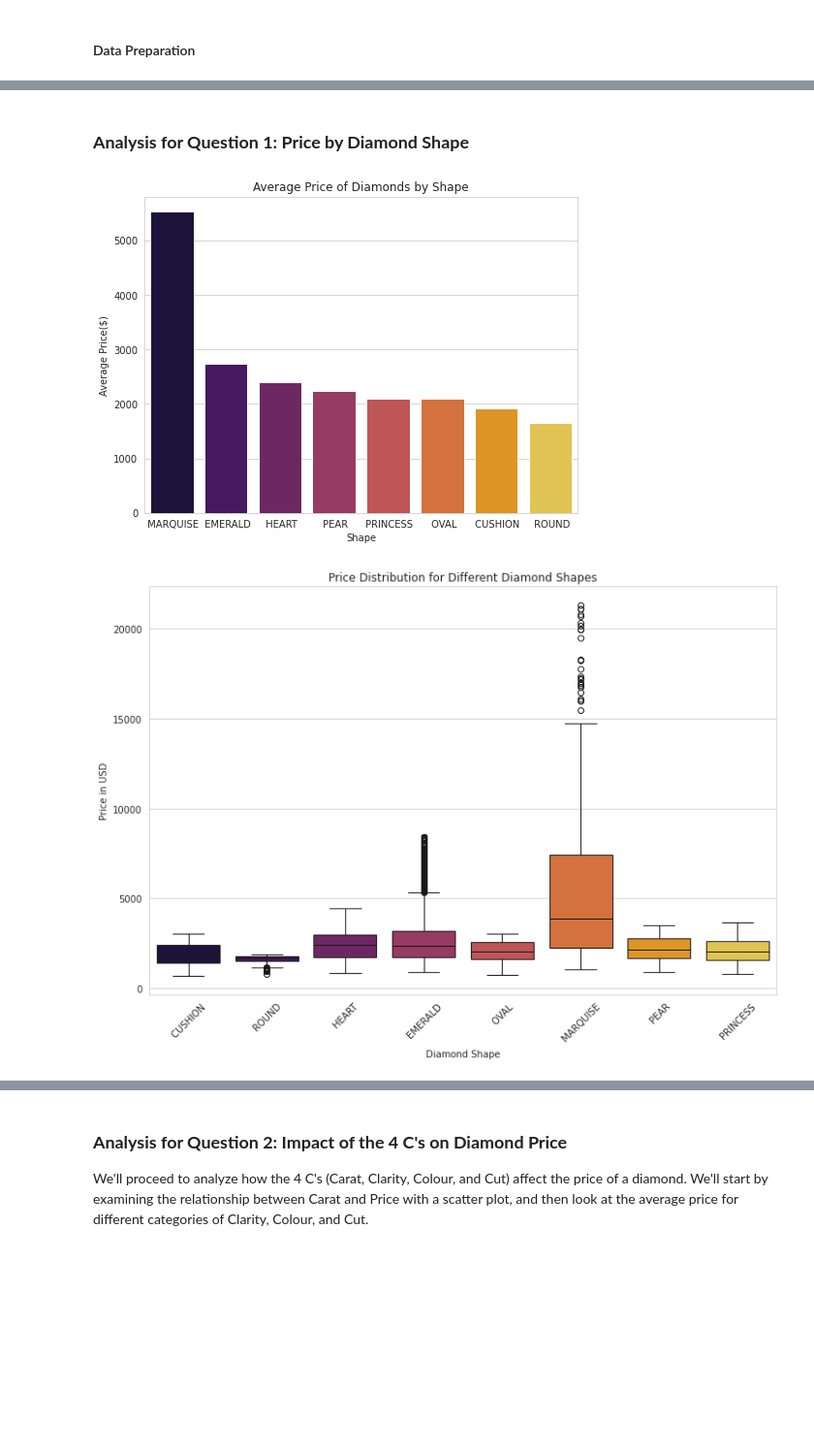
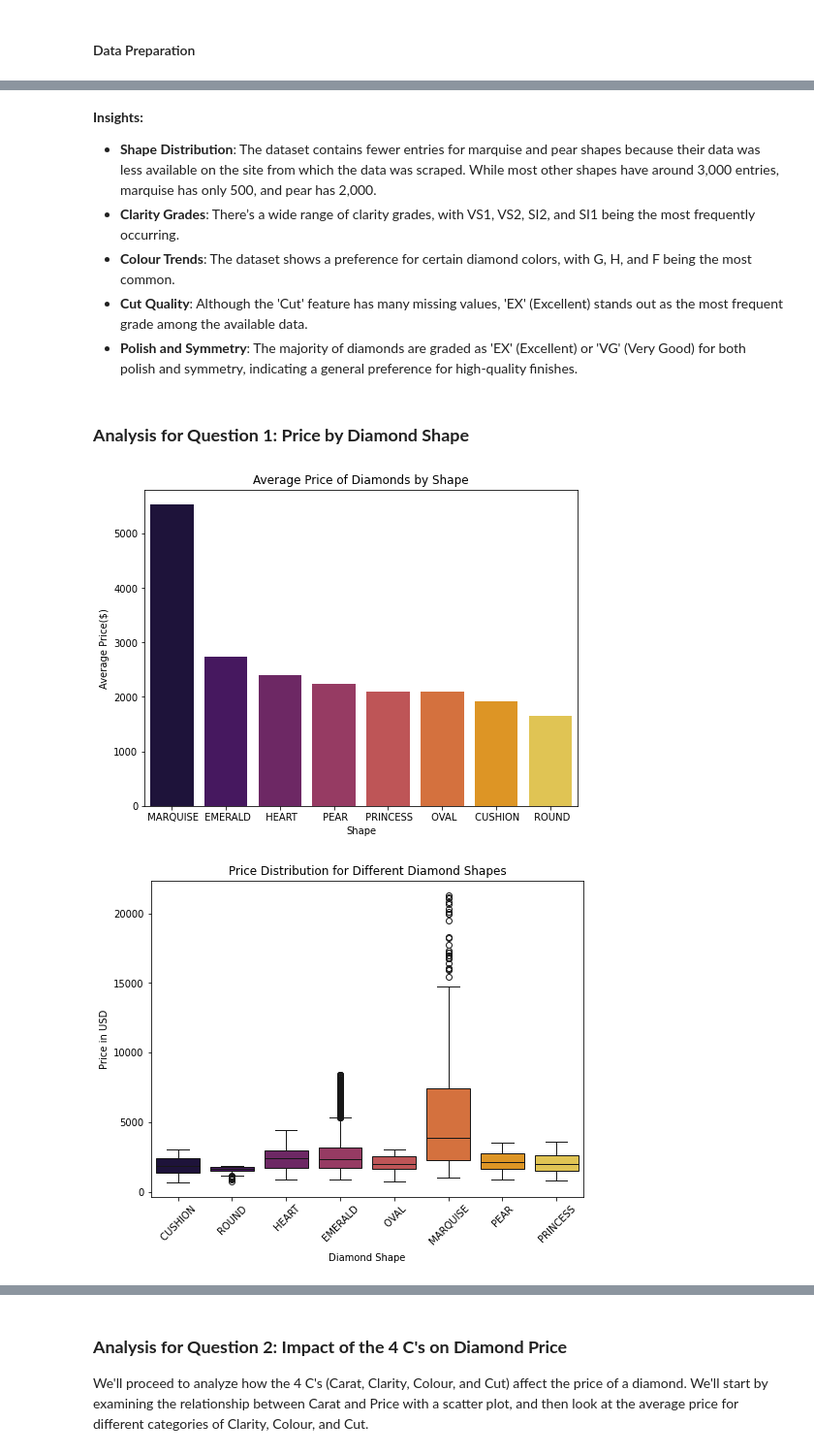
Before and after one commit to manjuq/DiamondValueAnalysis, a Jupyter notebook: analyze_diamond_data.ipynb, the cells around one changed output, grey strips where cells are left out. Shown: that part at 97% size. Drawn from its saved outputs; the diff is of its cells as text; code cells hidden in the pictures; blank space fills up the shorter version.

```diff
--- a/analyze_diamond_data.ipynb
+++ b/analyze_diamond_data.ipynb
@@ -154,6 +131,6 @@ duplicate_rows = df[df.duplicated()]
 duplicate_rows.shape[0]
 
 # Keep the first occurrence of each duplicated row
-df.drop_duplicates(keep='first', inplace=True)
+df.drop_duplicates(inplace=True)
 df.shape
 # %% [output]
@@ -163,10 +157,10 @@ df.shape
 df['Price'] = df['Price'].replace('[\$,]', '',regex=True).astype(float)
 
 #Convert Carat to numeric
-df['Carat'] = pd.to_numeric(df['Carat'], errors='coerce')
+#df['Carat'] = pd.to_numeric(df['Carat'], errors='coerce')
 
 # Ensure 'Cut' column is categorical
 df['Cut'] = df['Cut'].astype('category')
 
-#Convert all Shape values to uppercase
+#Convert all Shape values to uppercase as some vlaues are in different cases
 df['Shape'] = df['Shape'].str.upper()
@@ -216,23 +214,32 @@ plt.show()
+# %% [markdown]
+**Insights:**
+- **Shape Distribution**: The dataset contains fewer entries for marquise and pear shapes because their data was less available on the site from which the data was scraped. While most other shapes have around 3,000 entries, marquise has only 500, and pear has 2,000.
+- **Clarity Grades**: There’s a wide range of clarity grades, with VS1, VS2, SI2, and SI1 being the most frequently occurring.
+- **Colour Trends**: The dataset shows a preference for certain diamond colors, with G, H, and F being the most common.
+- **Cut Quality**: Although the 'Cut' feature has many missing values, 'EX' (Excellent) stands out as the most frequent grade among the available data.
+- **Polish and Symmetry**: The majority of diamonds are graded as 'EX' (Excellent) or 'VG' (Very Good) for both polish and symmetry, indicating a general preference for high-quality finishes.
 # %% [markdown]
 ### **Analysis for Question 1: Price by Diamond Shape**
 # %%
 #Calculate avg price by shape
 avg_price_by_shape = df.groupby('Shape')['Price'].mean().sort_values(ascending=False).reset_index()
 
+#Barplot for avg price
 plt.figure(figsize=(8, 6))
 sns.barplot(x='Shape', y='Price', hue='Shape', data=avg_price_by_shape, palette='inferno', legend=False)
 plt.title('Average Price of Diamonds by Shape')
 plt.xlabel('Shape')
 plt.ylabel('Average Price($)')
 plt.show()
 
-plt.figure(figsize=(12, 8))
+#Boxplot for price distribution
+plt.figure(figsize=(8, 6))
 boxplot = sns.boxplot(x='Shape', y='Price', palette='inferno', hue='Shape',data=df)
 boxplot.set_title('Price Distribution for Different Diamond Shapes')
 boxplot.set_xlabel('Diamond Shape')
 boxplot.set_ylabel('Price in USD')
 plt.xticks(rotation=45)  # Rotate the x labels to make them readable
 plt.show()
 # %% [output]
-[figure, old version]
+[figure, new version]
-[figure, old version]
+[figure, new version]
```
Also changed, not shown: parts of 28 cells of this notebook, 10 other files.
